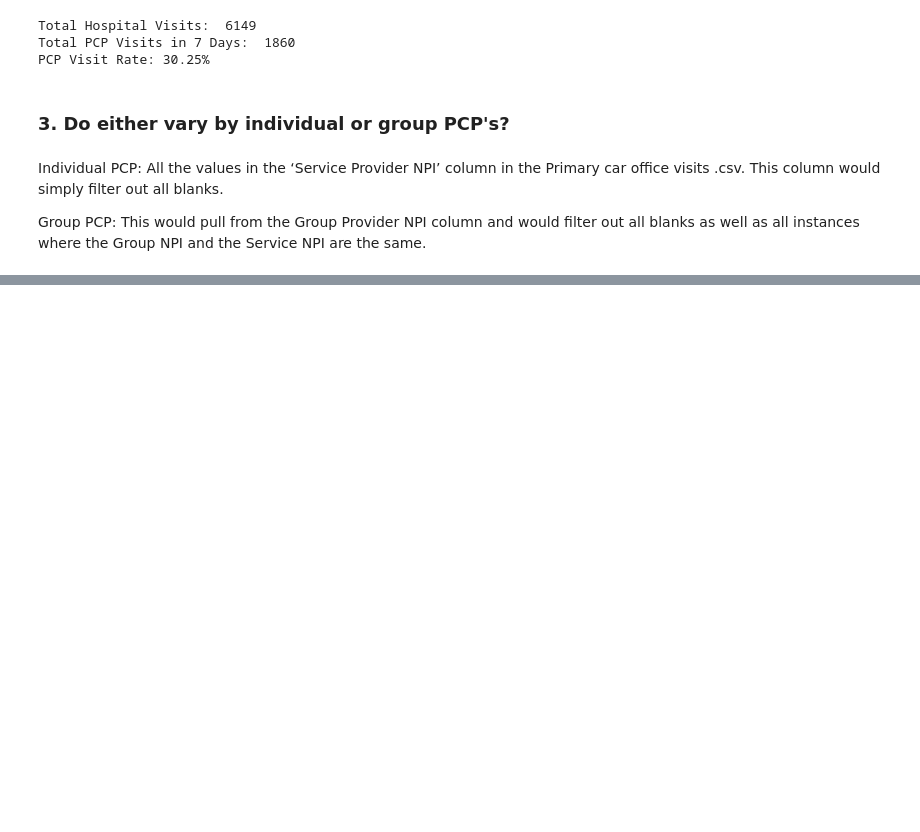
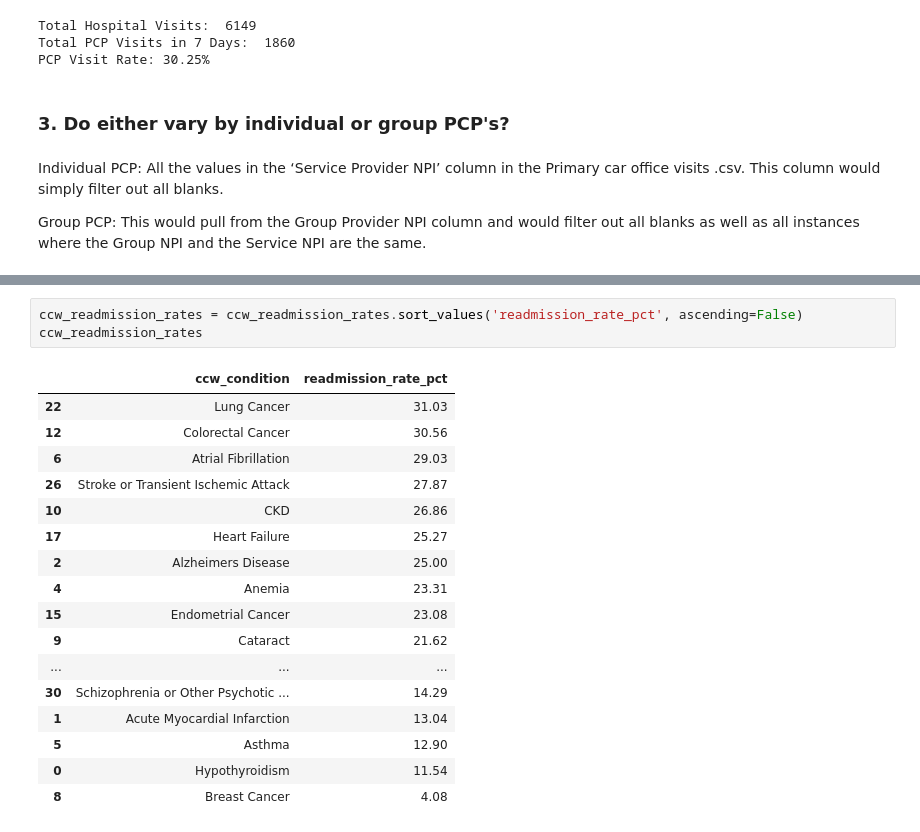
Before and after one commit to simon-mack/hospital_readmission_analysis, a Jupyter notebook: notebooks/ursa_readmission.ipynb, the cells around one changed output, grey strips where cells are left out. Drawn from its saved outputs; the diff is of its cells as text; blank space fills up the shorter version.

```diff
--- a/notebooks/ursa_readmission.ipynb
+++ b/notebooks/ursa_readmission.ipynb
@@ -271,0 +482,21 @@ result
+# %%
+ccw_readmission_rates = ccw_readmission_rates.sort_values('readmission_rate_pct', ascending=False)
+ccw_readmission_rates
+# %% [output]
+|  | ccw_condition | readmission_rate_pct |
+| 22 | Lung Cancer | 31.03 |
+| 12 | Colorectal Cancer | 30.56 |
+| 6 | Atrial Fibrillation | 29.03 |
+| 26 | Stroke or Transient Ischemic Attack | 27.87 |
+| 10 | CKD | 26.86 |
+| 17 | Heart Failure | 25.27 |
+| 2 | Alzheimers Disease | 25.00 |
+| 4 | Anemia | 23.31 |
+| 15 | Endometrial Cancer | 23.08 |
+| 9 | Cataract | 21.62 |
+| ... | ... | ... |
+| 30 | Schizophrenia or Other Psychotic ... | 14.29 |
+| 1 | Acute Myocardial Infarction | 13.04 |
+| 5 | Asthma | 12.90 |
+| 0 | Hypothyroidism | 11.54 |
+| 8 | Breast Cancer | 4.08 |
```
Also changed, not shown: parts of 38 cells of this notebook.
